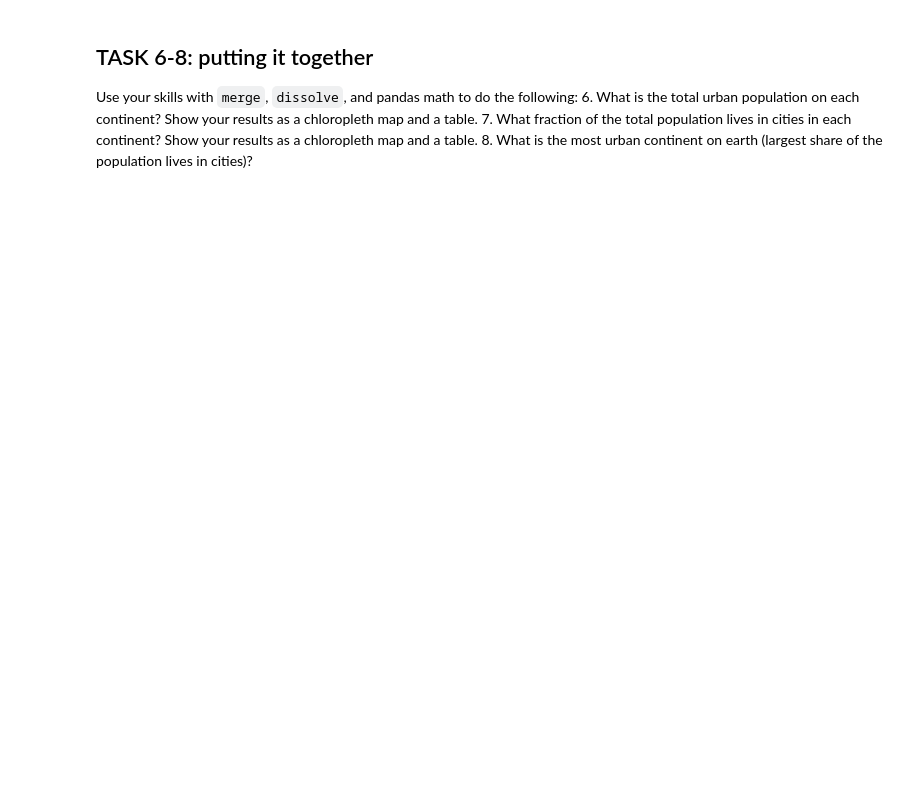
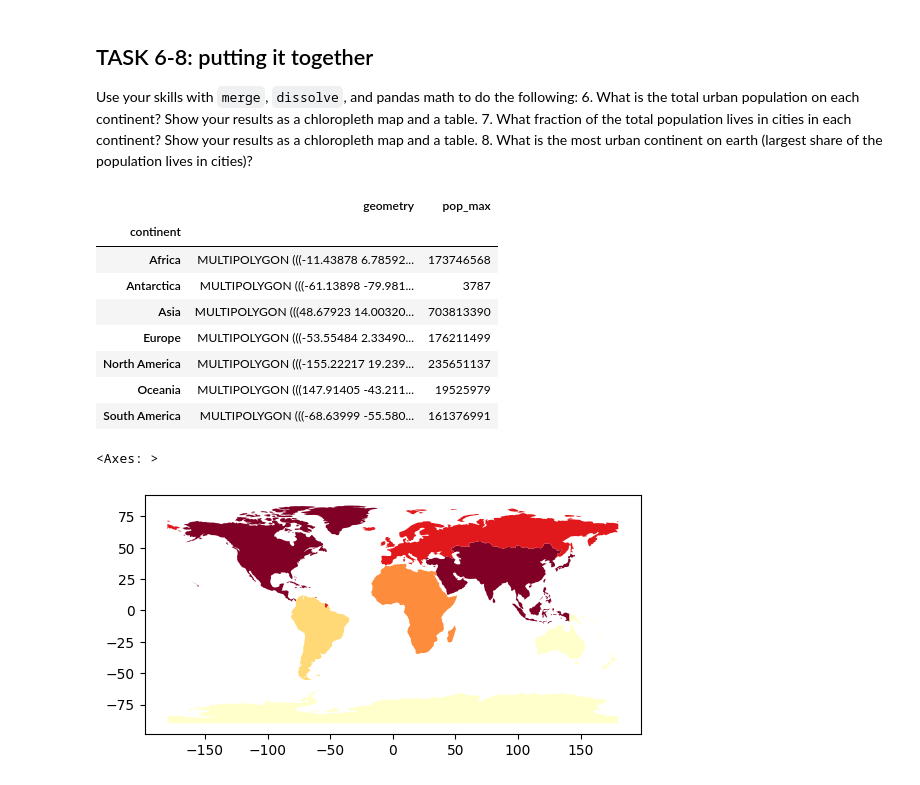
Before and after one commit to LizCarter492/EnvDatSci, a Jupyter notebook: CodeSprints/VectorData101.ipynb, the cells around one changed output. Drawn from its saved outputs; the diff is of its cells as text; code cells hidden in the pictures; blank space fills up the shorter version.

Commit message:
Homework VectorData101 prior to corrected version by Liz

```diff
--- a/CodeSprints/VectorData101.ipynb
+++ b/CodeSprints/VectorData101.ipynb
@@ -387,0 +607,32 @@ Use your skills with `merge`, `dissolve`, and pandas math to do the following:
+# %%
+# Task 6 code here:
+
+# Re-read in the world dataset
+world = gpd.read_file(gpd.datasets.get_path("naturalearth_lowres"))
+
+world = world[["continent", "geometry"]]
+
+# Select only the attributes we're interested in:
+continents = world.dissolve(by="continent")
+
+urban_population_by_continent = cities.groupby("continent")["pop_max"].sum()
+
+# Merge to get the geometry data from continents
+continents_with_population = continents.merge(
+    urban_population_by_continent, on="continent"
+)
+
+display(continents_with_population)
+continents_with_population.plot(column="pop_max", scheme="quantiles", cmap="YlOrRd")
+# %% [output]
+|  | geometry | pop_max |
+| continent |  |  |
+| Africa | MULTIPOLYGON (((-11.43878 6.78592... | 173746568 |
+| Antarctica | MULTIPOLYGON (((-61.13898 -79.981... | 3787 |
+| Asia | MULTIPOLYGON (((48.67923 14.00320... | 703813390 |
+| Europe | MULTIPOLYGON (((-53.55484 2.33490... | 176211499 |
+| North America | MULTIPOLYGON (((-155.22217 19.239... | 235651137 |
+| Oceania | MULTIPOLYGON (((147.91405 -43.211... | 19525979 |
+| South America | MULTIPOLYGON (((-68.63999 -55.580... | 161376991 |
+<Axes: >
+[figure, added]
```
Also changed, not shown: parts of 36 cells of this notebook, 1 other file.
